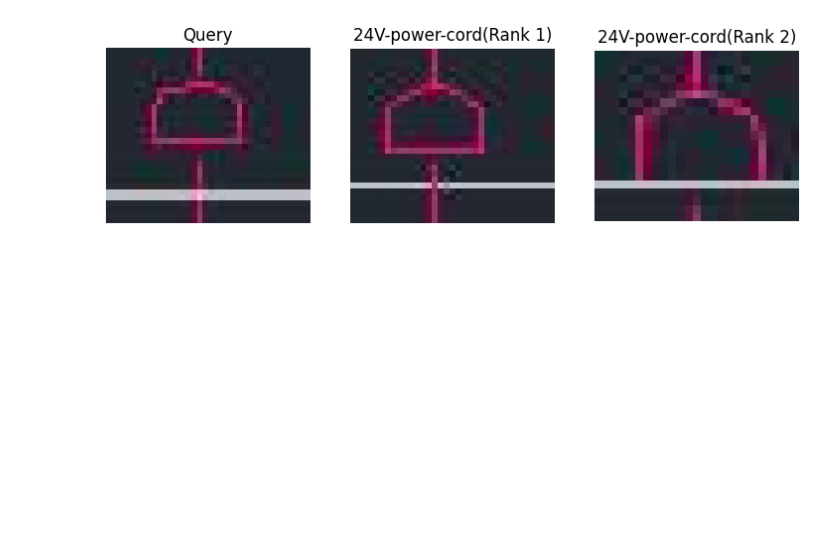
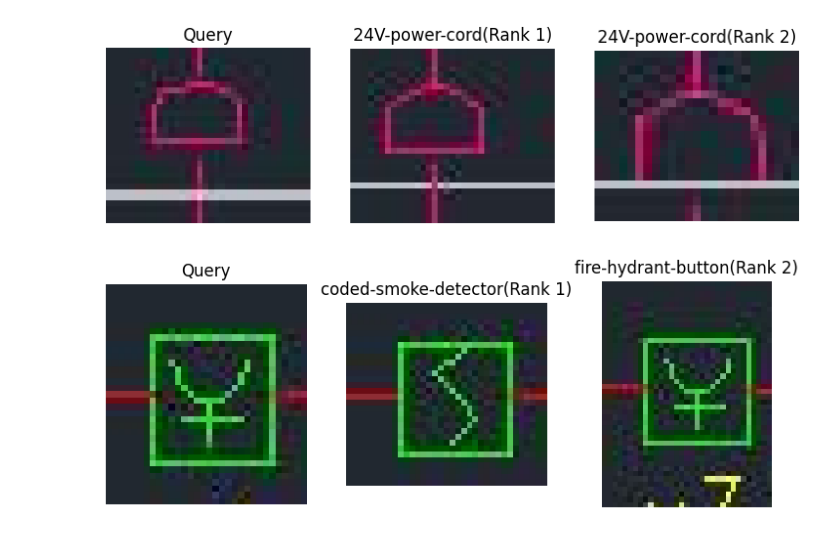
Before and after one commit to yuki172/symbols-embedding, a Jupyter notebook: inference.ipynb, the cells around one changed output. Cells and saved outputs as stored; diff of their text form; code cells hidden in the pictures; blank space fills up the shorter version.

```diff
--- a/inference.ipynb
+++ b/inference.ipynb
@@ -95,3 +97,14 @@ retrieve_top_k(
     input_size=input_size)
 # %% [output]
 [figure]
+# %%
+retrieve_top_k(
+    query_image_path="data/test/symbol_273_fire-hydrant-button.png",
+    k=2,
+    model=model,
+    embeddings_tensor=embeddings_tensor,
+    filenames=filenames,
+    transform=transform,
+    input_size=input_size)
+# %% [output]
+[figure, added]
```
Also changed, not shown: parts of 2 cells of this notebook, 3 other files.
